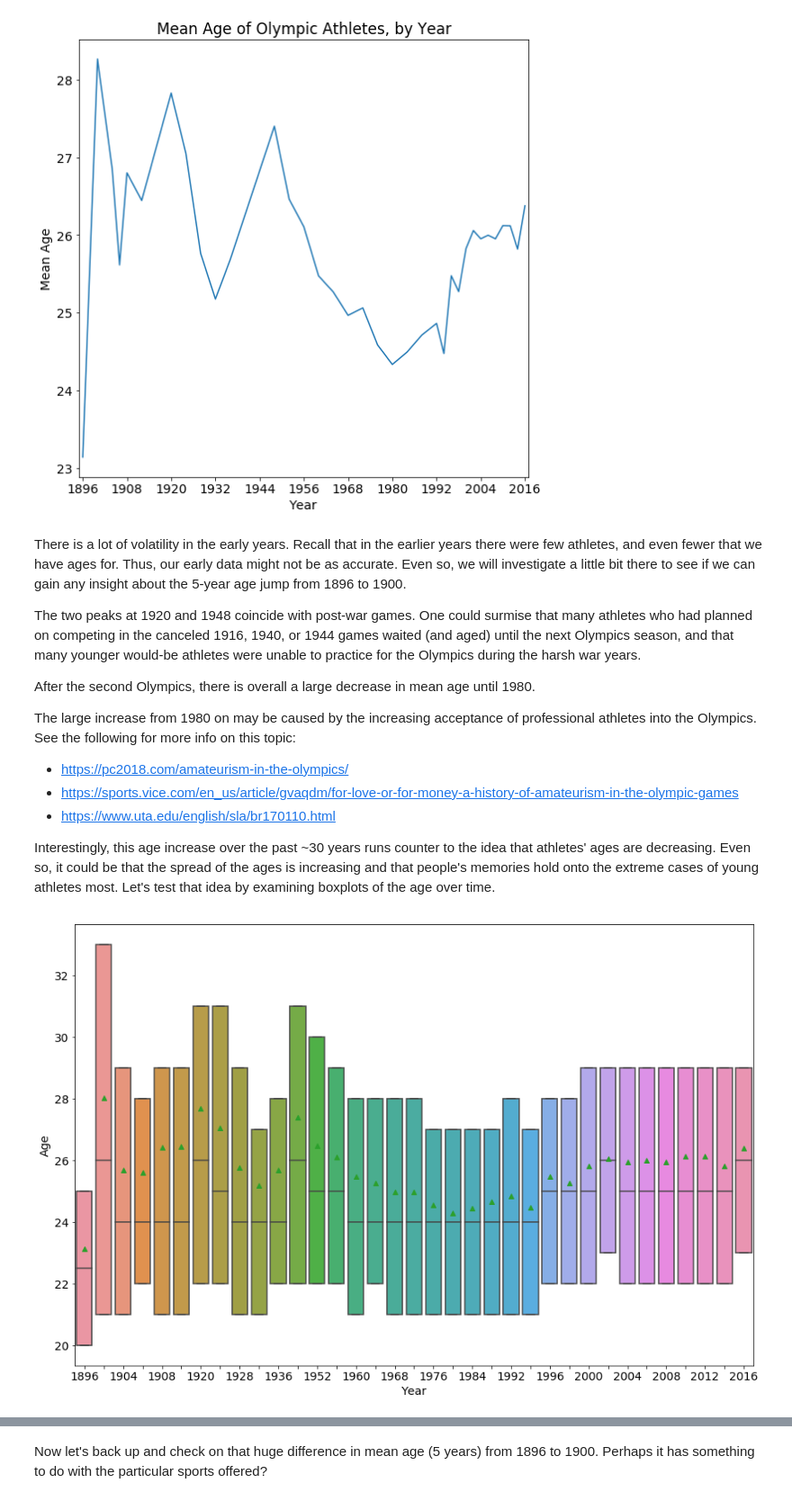
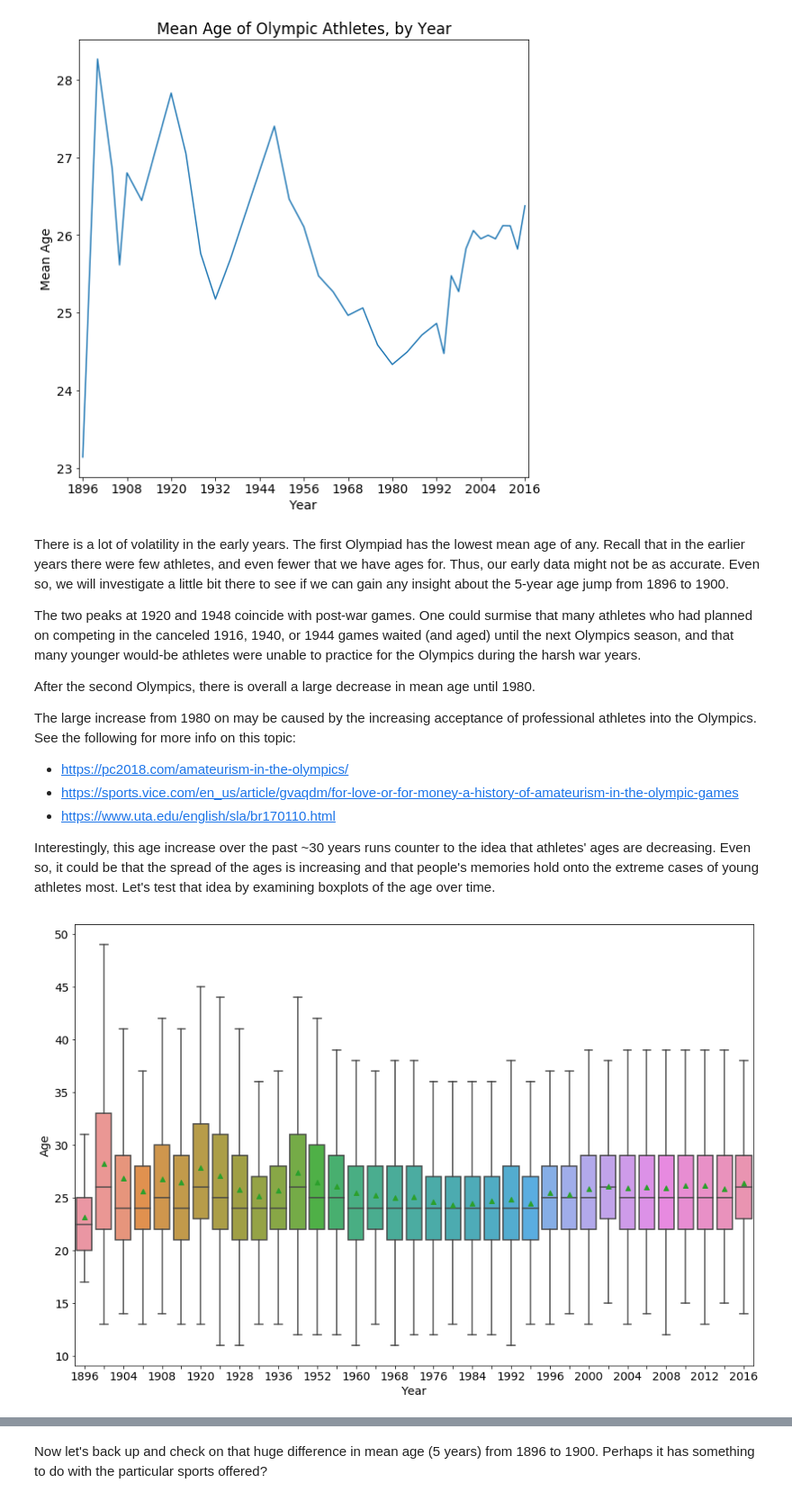
Before and after one commit to davidkobilnyk/OlympicAgeTrends, a Jupyter notebook: olympic_age_trends/exploratory.ipynb, the cells around one changed output, grey strips where cells are left out. Shown at 90% size. Drawn from its saved outputs; the diff is of its cells as text; code cells hidden in the pictures.

```diff
--- a/olympic_age_trends/exploratory.ipynb
+++ b/olympic_age_trends/exploratory.ipynb
@@ -910,10 +917,8 @@ Now, note that `Sex`, `Age`, `Country`, `Year`, and `Season` values get repeated
 
 # Clean.
 df_athletes_tidy = (
-    df_athlete_events_merged[['AthleteID', 'Sex']]
-    .reset_index(drop=True)
+    df_athlete_events_merged[['AthleteID', 'Sex']].drop_duplicates()
 )
-df_athletes_tidy.drop_duplicates(inplace=True)
 df_athletes_tidy.set_index('AthleteID', inplace=True)
 
 # Test.
@@ -955,7 +960,7 @@ Since `Age`, `Country`, `Year`, and `Season` are unique to each Athlete/Season c
 # Clean.
 df_season_athletes_tidy = df_athlete_events_tidy[
     ['AthleteID', 'Age', 'Country', 'Year', 'Season']
-].drop_duplicates().reset_index(drop=True)
+].drop_duplicates()
 df_season_athletes_tidy.index.name = 'SeasonAthleteID'
 df_season_athletes_tidy.index = df_season_athletes_tidy.index.astype(str)
 
@@ -1592 +1567,3 @@ There was extreme marginalization of women in the early days of the Olympics; ho
+# %%
+df_explore['HasPrevExp'] = df_explore.NPreviousSeasons > 0
 # %%
@@ -1659,7 +1621,7 @@ use_default_year_settings_for_x_axis()
 # %% [output]
 [figure]
 # %% [markdown]
-There is a lot of volatility in the early years. Recall that in the earlier years there were few athletes, and even fewer that we have ages for. Thus, our early data might not be as accurate. Even so, we will investigate a little bit there to see if we can gain any insight about the 5-year age jump from 1896 to 1900.
+There is a lot of volatility in the early years. The first Olympiad has the lowest mean age of any. Recall that in the earlier years there were few athletes, and even fewer that we have ages for. Thus, our early data might not be as accurate. Even so, we will investigate a little bit there to see if we can gain any insight about the 5-year age jump from 1896 to 1900.
 
 The two peaks at 1920 and 1948 coincide with post-war games. One could surmise that many athletes who had planned on competing in the canceled 1916, 1940, or 1944 games waited (and aged) until the next Olympics season, and that many younger would-be athletes were unable to practice for the Olympics during the harsh war years.
 
@@ -1672,26 +1634,19 @@ The large increase from 1980 on may be caused by the increasing acceptance of pr
 
 Interestingly, this age increase over the past ~30 years runs counter to the idea that athletes' ages are decreasing. Even so, it could be that the spread of the ages is increasing and that people's memories hold onto the extreme cases of young athletes most. Let's test that idea by examining boxplots of the age over time.
 # %%
-df_ages = (
-    df_explore
-    .groupby(['AthleteID', 'Year'])
-    .Age
-    .mean()  # or min() or max(). The ages are the same for a given athlete.
-    .to_frame()
-    .reset_index()
-)
+df_ages = remove_duplicate_athletes_by_year(df_explore)
 # years_to_use = filter(lambda x: x % 8 == 0, df_ages.Year.tolist())
 
 plt.figure(figsize=(15, 10))
 sns.boxplot(
     data=df_ages,#[df_ages.Year.isin(years_to_use)],
-    y='Age', x='Year', showfliers=False, showmeans=True, whis=0);
+    y='Age', x='Year', showfliers=False, showmeans=True);
 
 # plt.axes().tick_params(labelbottom=False)
 # xticks = range(1900, 2020, 20)
 # list(xticks)
 xticks = map(lambda x: '' if x == 0 else x, (np.array(range(0, 35)) % 2 == 0) * np.array(sorted(df_ages.Year.unique().tolist())))
 plt.xticks(ticks=range(0, 35), labels=xticks);
-# plt.ylim(10, 45);
+# plt.ylim(20.9, 31.1);
 # %% [output]
-[figure, old version]
+[figure, new version]
```
Also changed, not shown: parts of 76 cells of this notebook, 4 other files.
